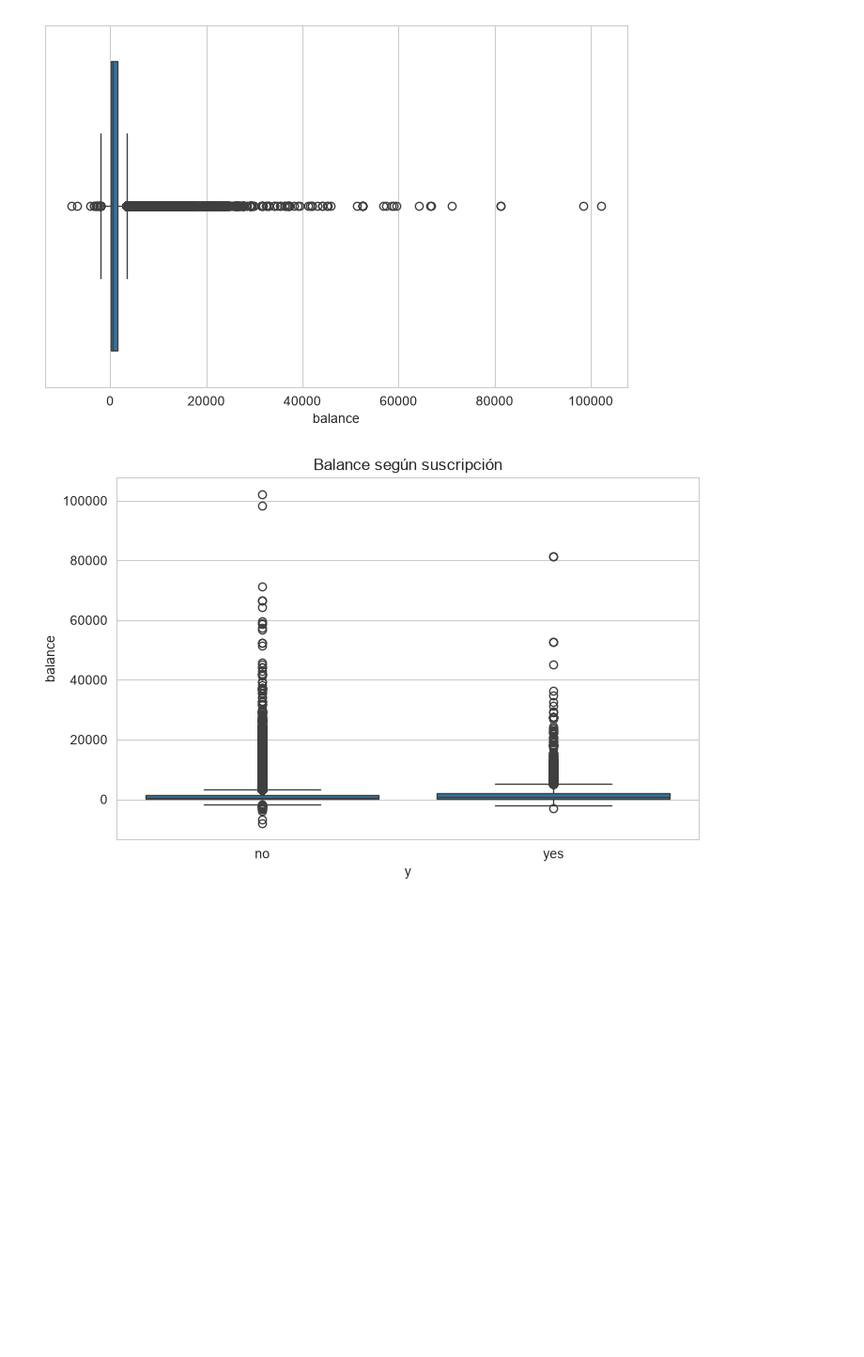
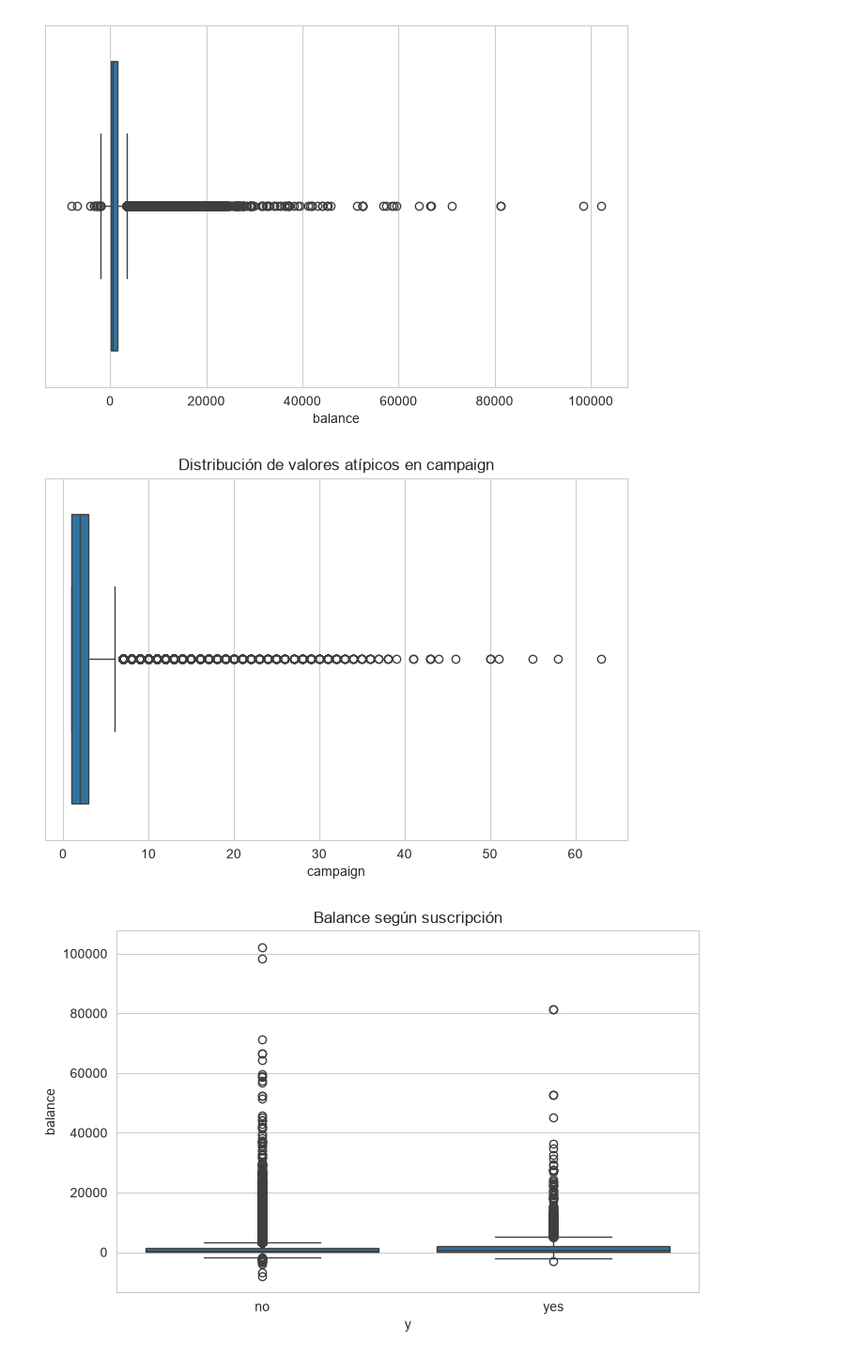
Before and after one commit to fpporras/BankMarketing-MLOps, a Jupyter notebook: notebooks/EDA.ipynb, the cells around one changed output. Shown at 94% size. Drawn from its saved outputs; the diff is of its cells as text; code cells hidden in the pictures; blank space fills up the shorter version.

```diff
--- a/notebooks/EDA.ipynb
+++ b/notebooks/EDA.ipynb
@@ -339,6 +339,16 @@ sns.boxplot(x=df["balance"])
 plt.show()
 # %% [output]
 [figure]
+# %%
+sns.boxplot(
+    x=df["campaign"]
+)
+
+plt.title("Distribución de valores atípicos en campaign")
+
+plt.show()
+# %% [output]
+[figure, added]
 # %%
 sns.boxplot(
     data=df,
```
Also changed, not shown: parts of 4 cells of this notebook.
